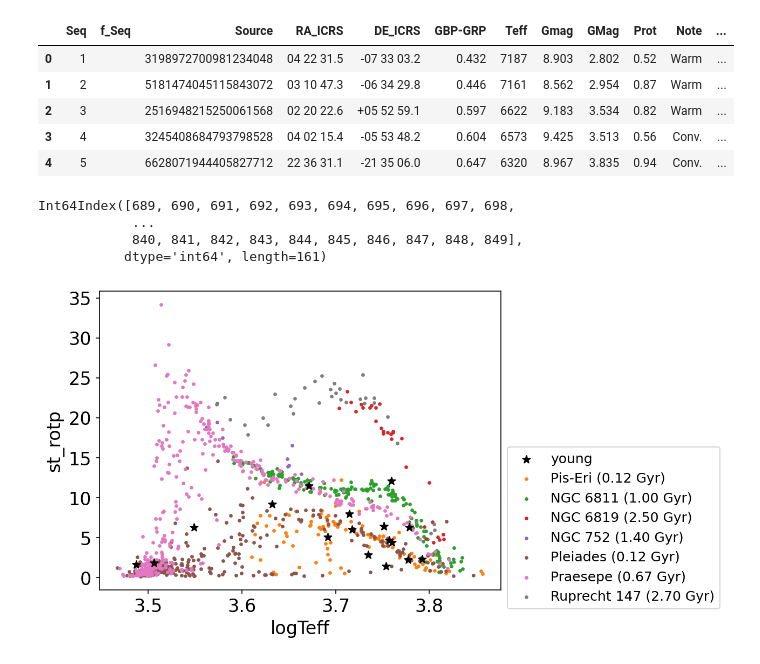
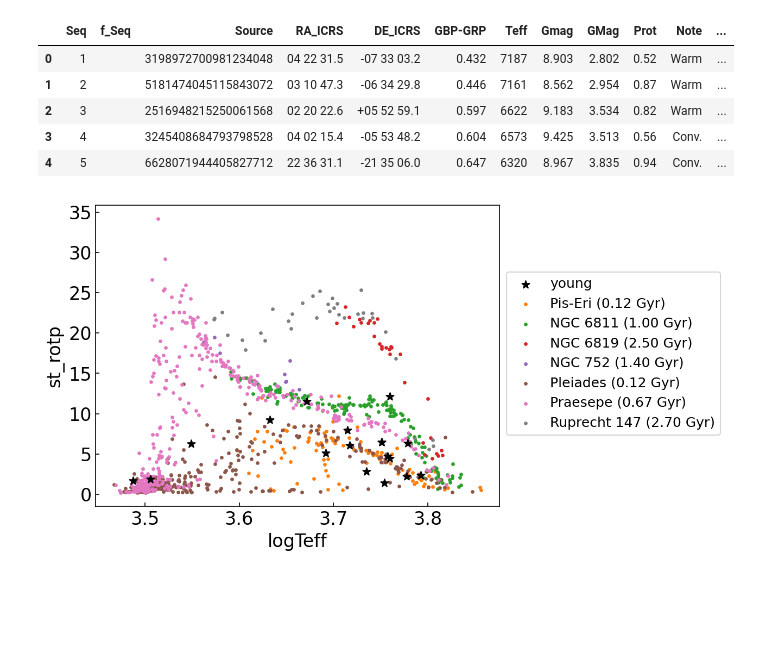
Before and after one commit to jpdeleon/wakai, a Jupyter notebook: notebooks/gyro_relations.ipynb, the cells around one changed output. Drawn from its saved outputs; the diff is of its cells as text; code cells hidden in the pictures; blank space fills up the shorter version.

```diff
--- a/notebooks/gyro_relations.ipynb
+++ b/notebooks/gyro_relations.ipynb
@@ -4,8 +4,10 @@
 # %%
 # %load init_ipynb
 import os
+import os
 import matplotlib.pyplot as pl
 
+sys.path.insert(0, '../code')
 assert os.environ["CONDA_DEFAULT_ENV"] == 'wakai'
 
 plotpar = {'axes.labelsize': 16,
@@ -13,5 +15,8 @@ plotpar = {'axes.labelsize': 16,
            'legend.fontsize': 16,
            'xtick.labelsize': 16,
            'ytick.labelsize': 16,
-           'text.usetex': False}
+           'text.usetex': False,
+           'xtick.direction': 'in',
+           'ytick.direction': 'in'
+           }
 pl.rcParams.update(plotpar)
@@ -36,0 +23,4 @@ Loaded:  ../data/nexsci_ps.csv
+# %%
+from utils import get_nexsci_data
+
+df_nexsci = get_nexsci_data(table_name="ps", clobber=False)
@@ -54,13 +42,3 @@ len(young_hoststar_names), young_hoststar_names
         'Kepler-1928', 'Kepler-411', 'K2-102', 'TOI-2048', 'TOI-1860',
         'K2-25', 'TOI-1227', 'Kepler-970', 'K2-33', 'V1298 Tau',
         'HIP 67522'], dtype=object))
-# %%
-def plot_planets(df,
-                x='logTeff', y='st_rotp',
-                ax=None,
-                plot_kwds={'c': 'C0'}
-                ):
-    if ax is None:
-        fig, ax = pl.subplots(dpi=150)
-    df.plot.scatter(x=x, y=y, ax=ax, **plot_kwds)
-    return ax
@@ -148,42 +122,36 @@ Downloading all tables in J/AJ/158/77 from vizier.
 # tabs = cd.get_tables_from_vizier(row_limit=-1)
 # df_Douglas2017_Praesepe = tabs[2].to_pandas()
 # df_Douglas2017_Praesepe.columns
-# %%
-d
-# %% [output]
-Int64Index([689, 690, 691, 692, 693, 694, 695, 696, 697, 698,
-            ...
-            840, 841, 842, 843, 844, 845, 846, 847, 848, 849],
-           dtype='int64', length=161)
 # %%
 import numpy as np
+from utils import plot_planets
 
 df_young['logTeff'] = df_young.st_teff.apply(lambda x: np.log10(x))
 
 ax = plot_planets(df_young, plot_kwds={'label':'young',
                                         'color': 'k',
                                         'zorder': 10,
                                         'marker': '*',
                                         'size': 50
                                         })
 _ = plot_planets(df_PisEri, ax=ax, plot_kwds={'marker': '.',
                                             'c':'C1',
                                             'label': 'Pis-Eri (0.12 Gyr)'}
                                             )
 # _ = plot_planets(df_ngc6811, ax=ax, plot_kwds={'marker': '.',
 #                                             'c':'C2',
 #                                             'label': 'NGC 6811 (1000 Myr)'}
 #                                             )
 
 group_dict = df.groupby('Cluster').groups
 for n,name in enumerate(group_dict.keys()):
     key = group_dict[name]
     d = df.loc[key]
     age = d.Age.iloc[0]
     _ = plot_planets(d, ax=ax, plot_kwds={'marker': '.',
                                         'c':f'C{n+2}',
                                         'label': f'{name} ({age:.2f} Gyr)'}
                                         )
-    ax.legend(fontsize=12, bbox_to_anchor=(1, 0.5))
+    ax.legend(fontsize=12, bbox_to_anchor=(1, 0.8))
 # %% [output]
-[figure, old version]
+[figure, new version]
```
Also changed, not shown: parts of 5 cells of this notebook, 6 other files.
